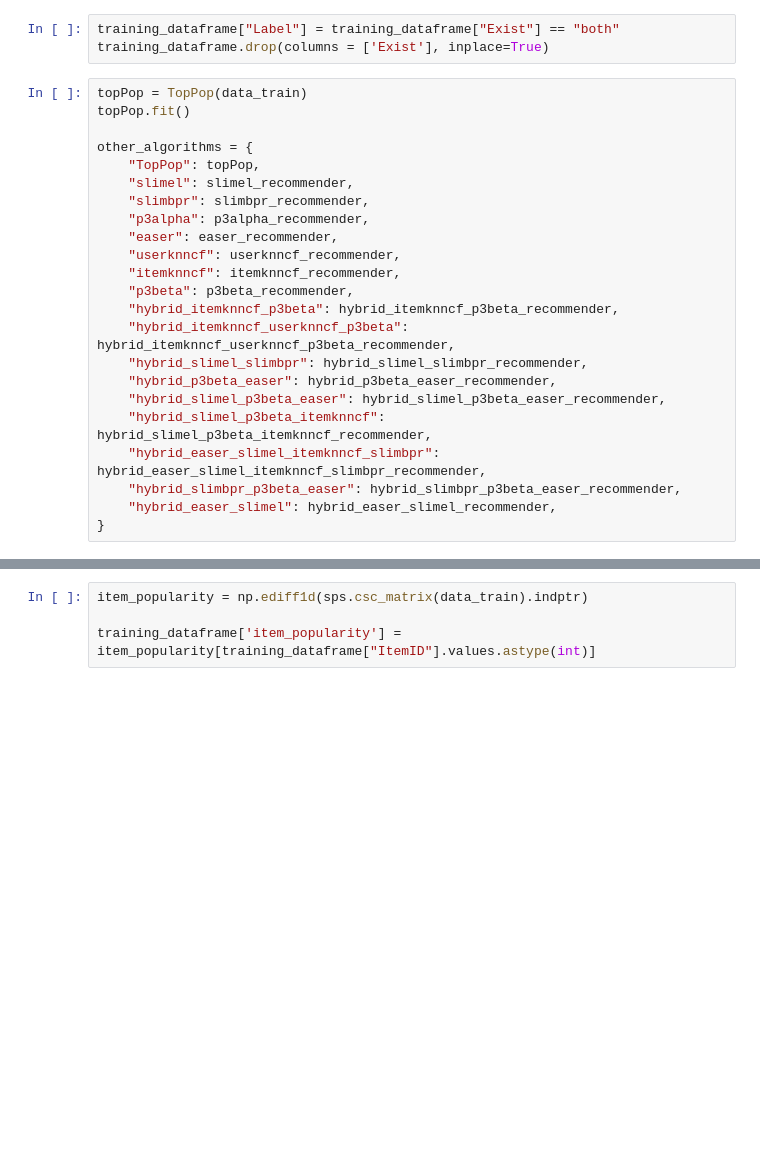
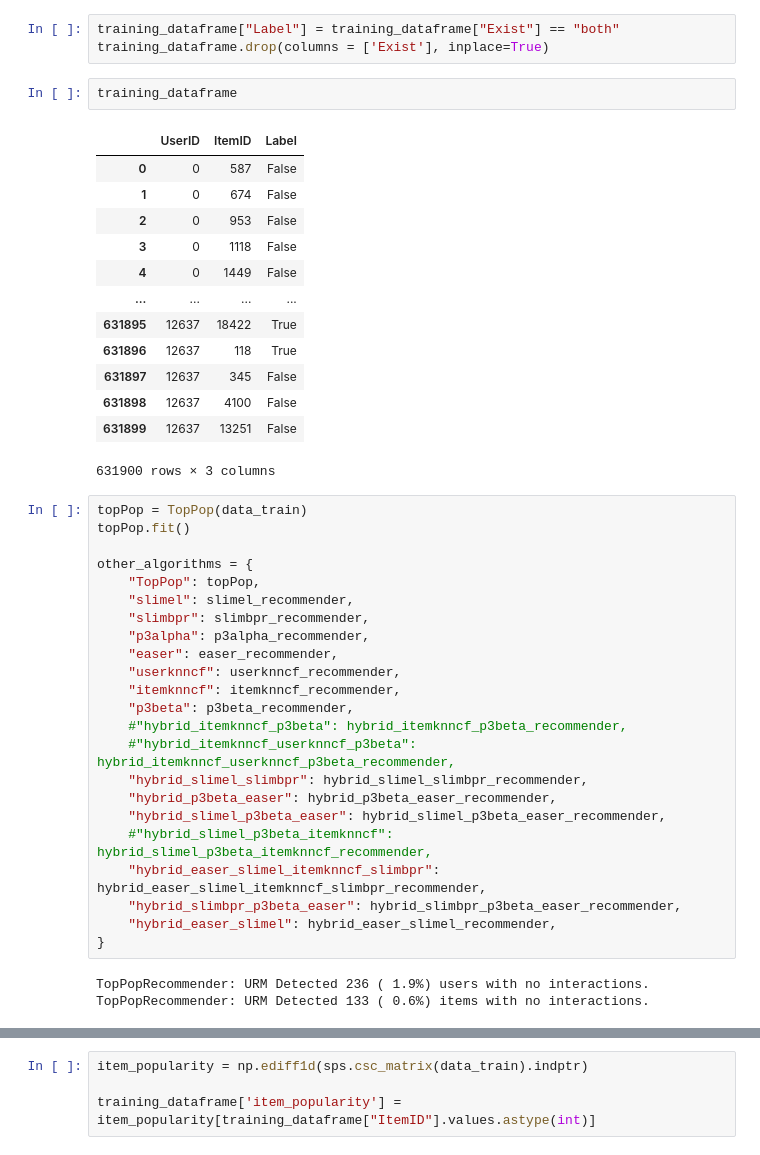
Before and after one commit to kiinami/rcs, a Jupyter notebook: fm_win.ipynb, the cells around one changed output, grey strips where cells are left out. Drawn from its saved outputs; the diff is of its cells as text; blank space fills up the shorter version.

```diff
--- a/fm_win.ipynb
+++ b/fm_win.ipynb
@@ -275,6 +392,22 @@ training_dataframe = pd.merge(training_dataframe, correct_recommendations, on=['
 # %%
 training_dataframe["Label"] = training_dataframe["Exist"] == "both"
 training_dataframe.drop(columns = ['Exist'], inplace=True)
+# %%
+training_dataframe
+# %% [output]
+|  | UserID | ItemID | Label |
+| 0 | 0 | 587 | False |
+| 1 | 0 | 674 | False |
+| 2 | 0 | 953 | False |
+| 3 | 0 | 1118 | False |
+| 4 | 0 | 1449 | False |
+| ... | ... | ... | ... |
+| 631895 | 12637 | 18422 | True |
+| 631896 | 12637 | 118 | True |
+| 631897 | 12637 | 345 | False |
+| 631898 | 12637 | 4100 | False |
+| 631899 | 12637 | 13251 | False |
+631900 rows × 3 columns
 # %%
 topPop = TopPop(data_train)
 topPop.fit()
@@ -288,13 +421,16 @@ other_algorithms = {
     "userknncf": userknncf_recommender,
     "itemknncf": itemknncf_recommender,
     "p3beta": p3beta_recommender,
-    "hybrid_itemknncf_p3beta": hybrid_itemknncf_p3beta_recommender,
-    "hybrid_itemknncf_userknncf_p3beta": hybrid_itemknncf_userknncf_p3beta_recommender,
+    #"hybrid_itemknncf_p3beta": hybrid_itemknncf_p3beta_recommender,
+    #"hybrid_itemknncf_userknncf_p3beta": hybrid_itemknncf_userknncf_p3beta_recommender,
     "hybrid_slimel_slimbpr": hybrid_slimel_slimbpr_recommender,
     "hybrid_p3beta_easer": hybrid_p3beta_easer_recommender,
     "hybrid_slimel_p3beta_easer": hybrid_slimel_p3beta_easer_recommender,
-    "hybrid_slimel_p3beta_itemknncf": hybrid_slimel_p3beta_itemknncf_recommender,
+    #"hybrid_slimel_p3beta_itemknncf": hybrid_slimel_p3beta_itemknncf_recommender,
     "hybrid_easer_slimel_itemknncf_slimbpr": hybrid_easer_slimel_itemknncf_slimbpr_recommender,
     "hybrid_slimbpr_p3beta_easer": hybrid_slimbpr_p3beta_easer_recommender,
     "hybrid_easer_slimel": hybrid_easer_slimel_recommender,
 }
+# %% [output]
+TopPopRecommender: URM Detected 236 ( 1.9%) users with no interactions.
+TopPopRecommender: URM Detected 133 ( 0.6%) items with no interactions.
```
Also changed, not shown: parts of 23 cells of this notebook.
